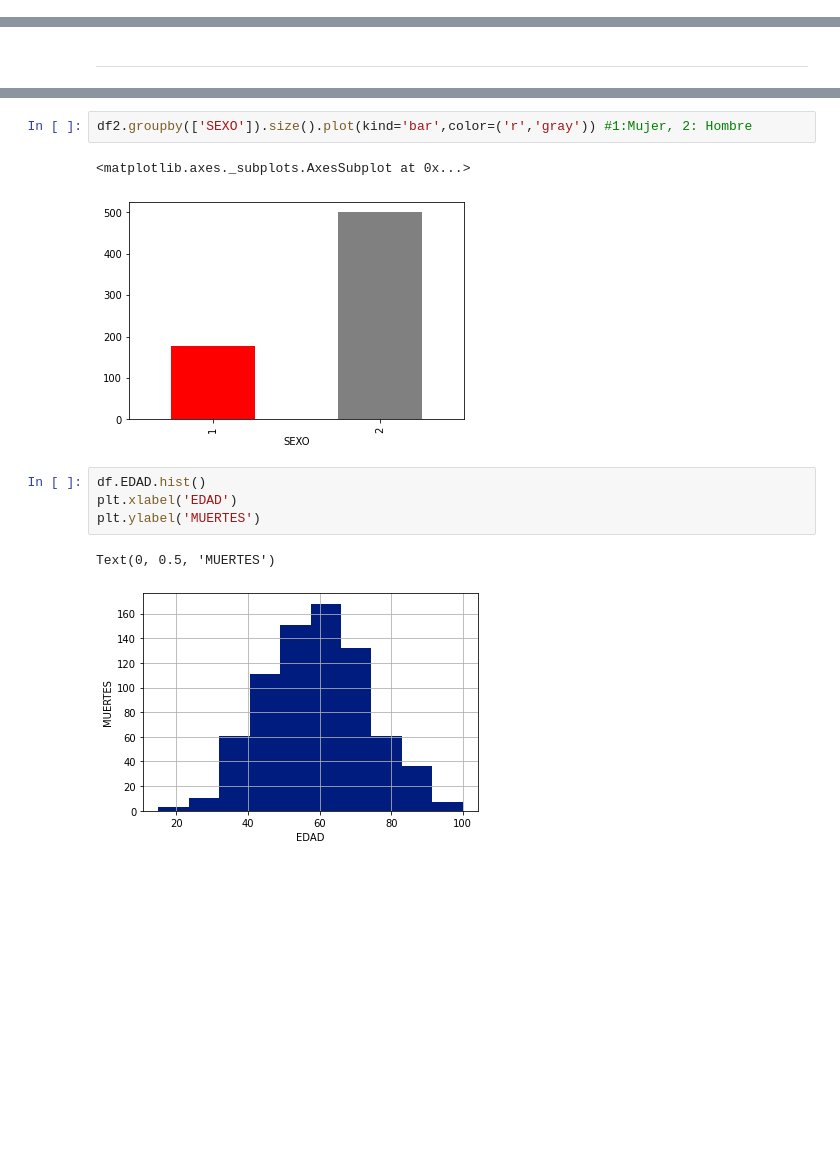
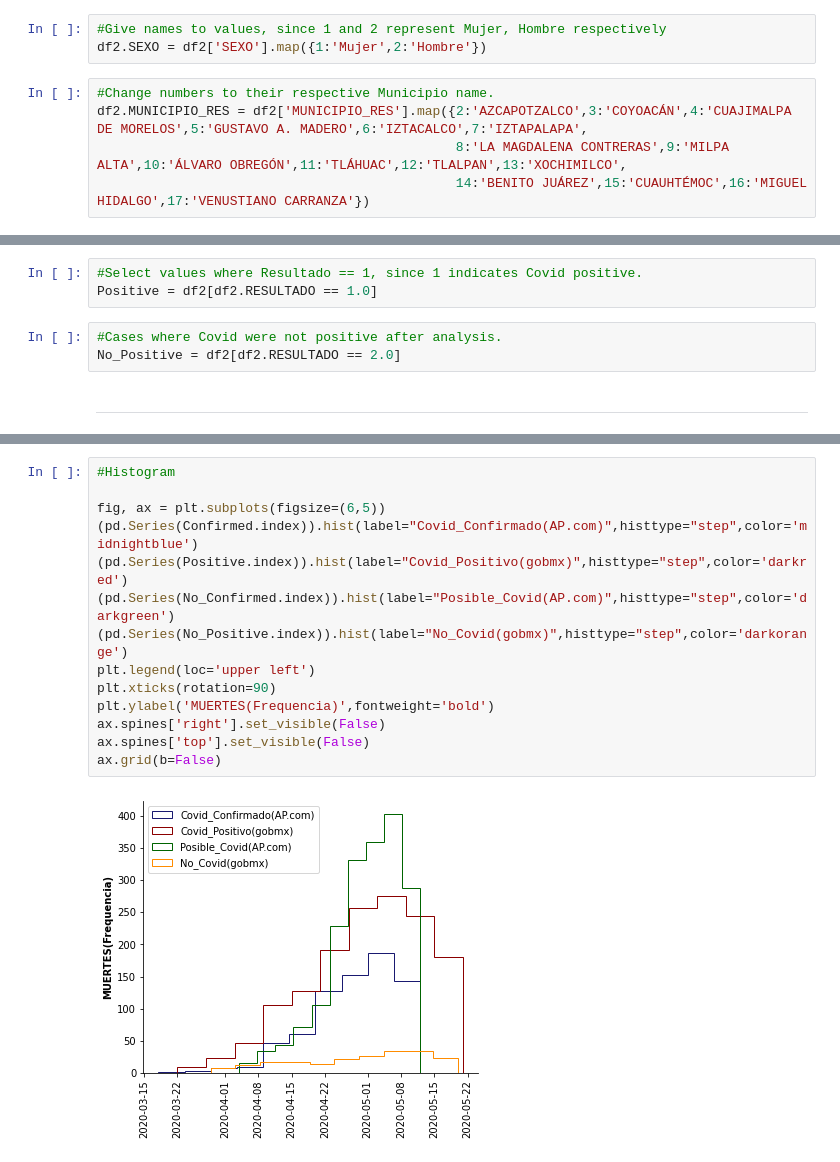
Before and after one commit to cesarrc21/DataViz, a Jupyter notebook: covid19cdmxdeaths.ipynb, the cells around one changed output, grey strips where cells are left out. Saved outputs shown, nothing was run; the diff lists cells and outputs as text; blank space fills up the shorter version.

```diff
--- a/covid19cdmxdeaths.ipynb
+++ b/covid19cdmxdeaths.ipynb
@@ -179,0 +180,8 @@ df2 = df2[df2.RESULTADO == 1]
+# %%
+#Give names to values, since 1 and 2 represent Mujer, Hombre respectively
+df2.SEXO = df2['SEXO'].map({1:'Mujer',2:'Hombre'})
+# %%
+#Change numbers to their respective Municipio name.
+df2.MUNICIPIO_RES = df2['MUNICIPIO_RES'].map({2:'AZCAPOTZALCO',3:'COYOACÁN',4:'CUAJIMALPA DE MORELOS',5:'GUSTAVO A. MADERO',6:'IZTACALCO',7:'IZTAPALAPA',
+                                              8:'LA MAGDALENA CONTRERAS',9:'MILPA ALTA',10:'ÁLVARO OBREGÓN',11:'TLÁHUAC',12:'TLALPAN',13:'XOCHIMILCO',
+                                              14:'BENITO JUÁREZ',15:'CUAUHTÉMOC',16:'MIGUEL HIDALGO',17:'VENUSTIANO CARRANZA'})
@@ -180,3 +203,9 @@ df2 = df2[df2.RESULTADO == 1]
+# %%
+#Select values where Resultado == 1, since 1 indicates Covid positive.
+Positive = df2[df2.RESULTADO == 1.0]
+# %%
+#Cases where Covid were not positive after analysis.
+No_Positive = df2[df2.RESULTADO == 2.0]
 # %% [markdown]
 ---
 # %% [markdown]
@@ -235,12 +213,16 @@ plt.xticks(rotation=90)
-# %%
-df2.groupby(['SEXO']).size().plot(kind='bar',color=('r','gray')) #1:Mujer, 2: Hombre
-# %% [output]
-<matplotlib.axes._subplots.AxesSubplot at 0x...>
-[figure, removed]
-# %%
-df.EDAD.hist()
-plt.xlabel('EDAD')
-plt.ylabel('MUERTES')
-# %% [output]
-Text(0, 0.5, 'MUERTES')
-[figure, removed]
+# %%
+#Histogram
+
+fig, ax = plt.subplots(figsize=(6,5))
+(pd.Series(Confirmed.index)).hist(label="Covid_Confirmado(AP.com)",histtype="step",color='midnightblue')
+(pd.Series(Positive.index)).hist(label="Covid_Positivo(gobmx)",histtype="step",color='darkred')
+(pd.Series(No_Confirmed.index)).hist(label="Posible_Covid(AP.com)",histtype="step",color='darkgreen')
+(pd.Series(No_Positive.index)).hist(label="No_Covid(gobmx)",histtype="step",color='darkorange')
+plt.legend(loc='upper left')
+plt.xticks(rotation=90)
+plt.ylabel('MUERTES(Frequencia)',fontweight='bold')
+ax.spines['right'].set_visible(False)
+ax.spines['top'].set_visible(False)
+ax.grid(b=False)
+# %% [output]
+[figure, added]
```
Also changed, not shown: parts of 52 cells of this notebook.
